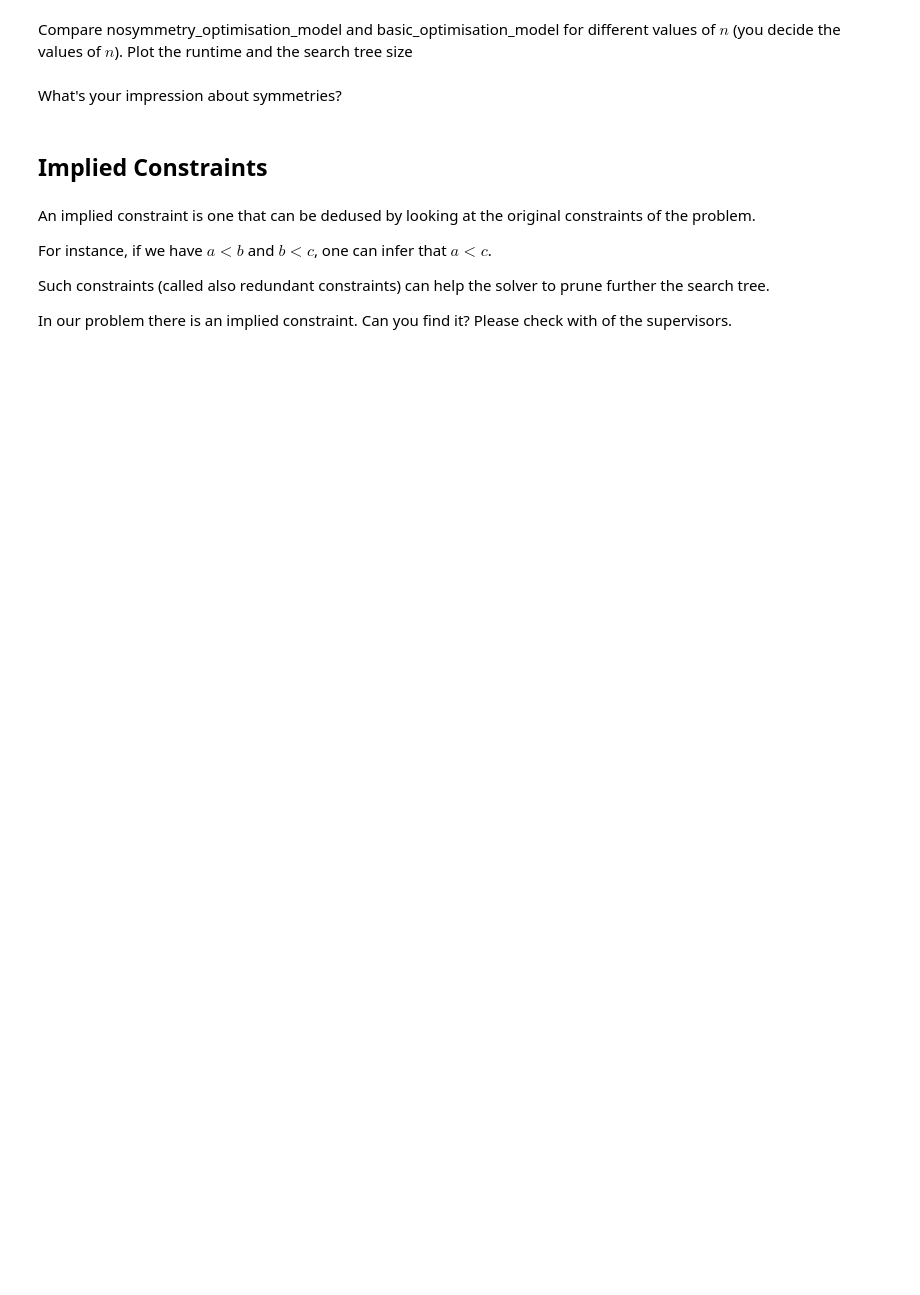
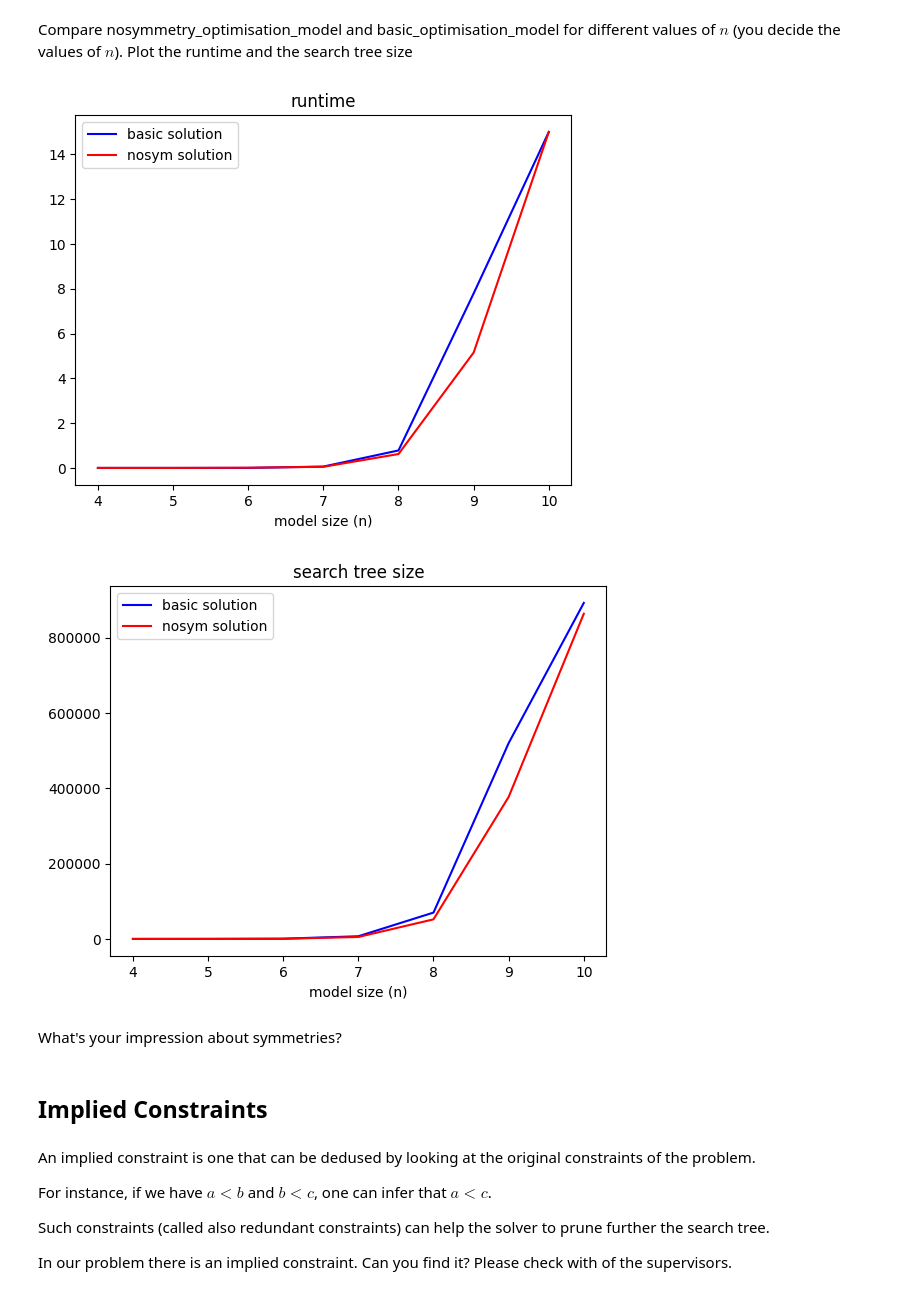
Before and after one commit to vitormaco/PPC, a Jupyter notebook: Tutorial3.ipynb, the cells around one changed output. Cells and saved outputs as stored; diff of their text form; code cells hidden in the pictures; blank space fills up the shorter version.

```diff
--- a/Tutorial3.ipynb
+++ b/Tutorial3.ipynb
@@ -93,2 +207,19 @@ This problem has another symmetry, can you find it? In order to help you, displa
 # %% [markdown]
 Write a new function nosymmetry_optimisation_model(n) that builds a new model that avoids the two symmetries we found so far.
+# %%
+def nosymmetry_optimisation_model(n):
+    model = CpoModel()
+    vars = model.integer_var_list(n, 0, 2**(n-1), "x")
+    all_combinations = [pair for pair in combinations(vars, 2)]
+    model.add(all_diff([abs(x-y) for x,y in all_combinations]))
+    model.add(model.minimize(max(vars)))
+    for i in range(1, n):
+        model.add(vars[i] > vars[i-1])
+    model.add(vars[1] - vars[0] < vars[-1] - vars[-2])
+    return model
+# %%
+n = 4
+model = nosymmetry_optimisation_model(n)
+solution = model.solve()
+solution_values = sorted([solution.get_value(f"x_{i}") for i in range(n)])
+solution_values
@@ -95,5 +245,39 @@ Write a new function nosymmetry_optimisation_model(n) that builds a new model th
 # %% [markdown]
 Compare nosymmetry_optimisation_model and basic_optimisation_model for different values of $n$ (you decide the values of $n$). Plot the runtime and the search tree size
+# %%
+import matplotlib.pyplot as plt
+
+n_range = range(4,11)
+
+basic_solution = []
+nosym_solution = []
+
+for n in n_range:
+    model = basic_decision_model(n)
+    basic_solution.append(model.solve(TimeLimit = 15, LogVerbosity = 'Quiet'))
+
+    model = nosymmetry_optimisation_model(n)
+    nosym_solution.append(model.solve(TimeLimit = 15, LogVerbosity = 'Quiet'))
+
+
+x_axis = list(n_range)
+
+plt.xlabel('model size (n)')
+plt.plot(x_axis, [i.get_infos()["TotalTime"] for i in basic_solution], "b", label='basic solution')
+plt.plot(x_axis, [i.get_infos()["TotalTime"] for i in nosym_solution], "r", label='nosym solution')
+plt.legend()
+plt.title("runtime")
+plt.show()
+
+plt.xlabel('model size (n)')
+plt.plot(x_axis, [i.get_infos()["NumberOfChoicePoints"] for i in basic_solution], "b", label='basic solution')
+plt.plot(x_axis, [i.get_infos()["NumberOfChoicePoints"] for i in nosym_solution], "r", label='nosym solution')
+plt.legend()
+plt.title("search tree size")
+plt.show()
+# %% [output]
+[figure, added]
+[figure, added]
 # %% [markdown]
 What's your impression about symmetries?
 # %% [markdown]
```
Also changed, not shown: parts of 12 cells of this notebook.
